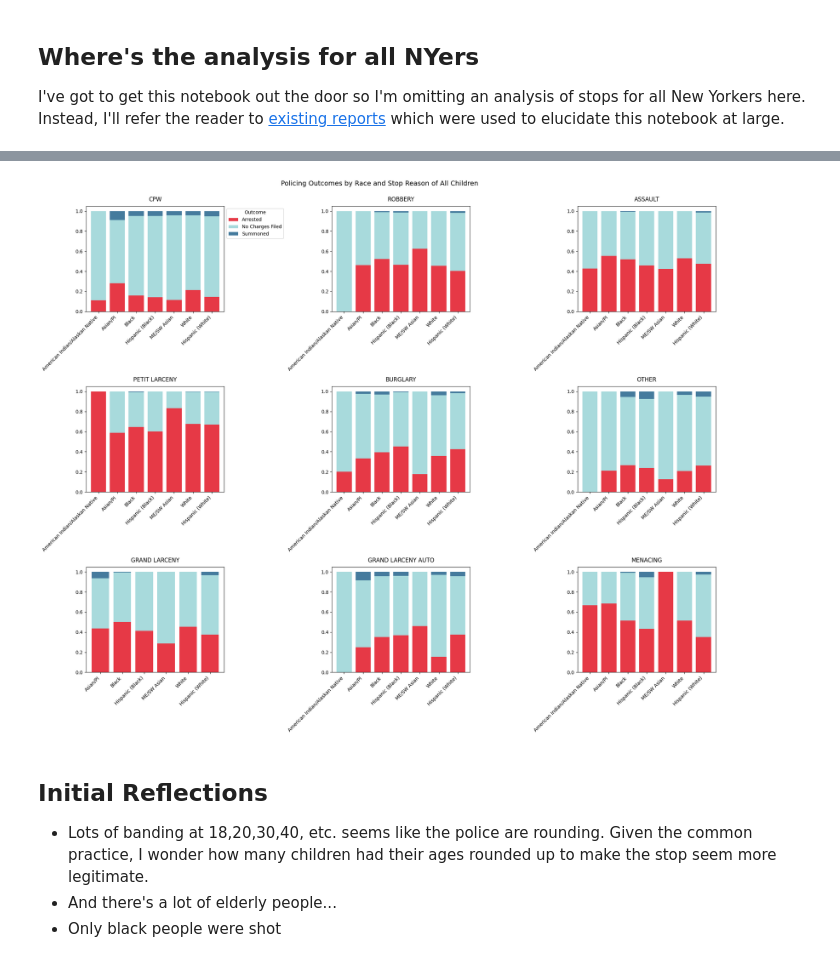
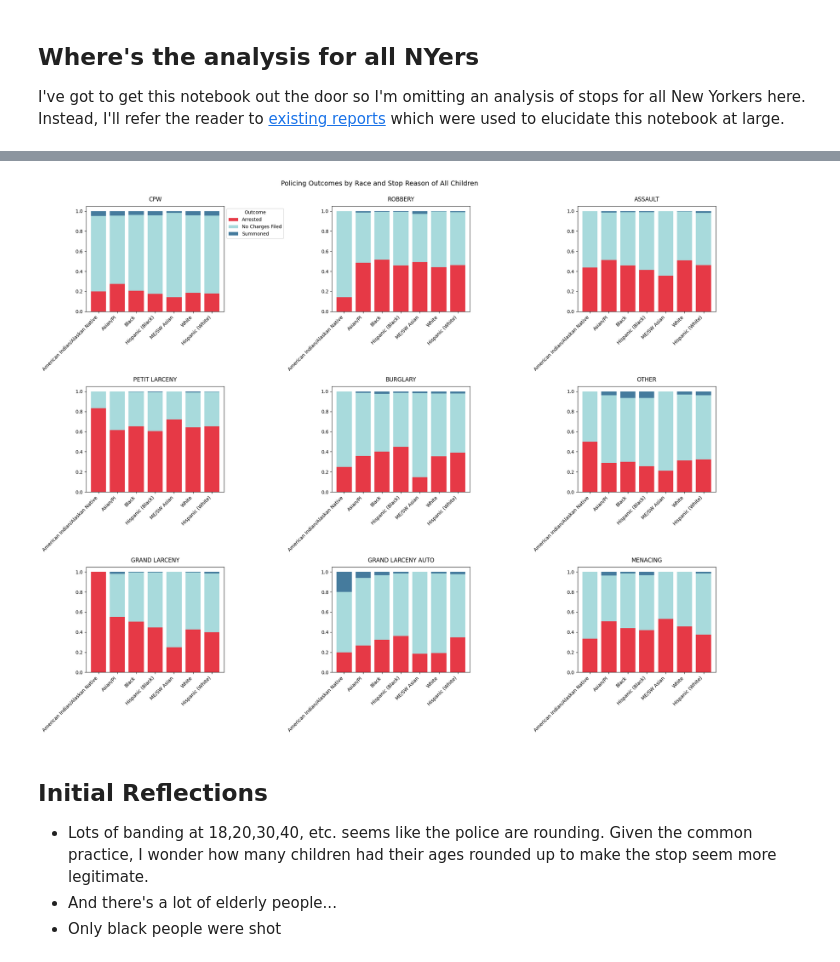
Before and after one commit to gbangban/ml-supervised-kim, a Jupyter notebook: 2. Exploratory Data Analysis.ipynb, the cells around one changed output, grey strips where cells are left out. Cells and saved outputs as stored; diff of their text form; code cells hidden in the pictures.

```diff
--- a/2. Exploratory Data Analysis.ipynb
+++ b/2. Exploratory Data Analysis.ipynb
@@ -798,7 +805,7 @@ What was the suspected crime by Age and Race
 # %%
-plot_stop_outcomes(final_df, n_reasons=9, figsize=(20,16), plot_title="Policing Outcomes by Race and Stop Reason of All Children")
+plot_stop_outcomes(df, n_reasons=9, figsize=(20,16), plot_title="Policing Outcomes by Race and Stop Reason of All Children")
 # %% [output]
-[figure, old version]
+[figure, new version]
 # %% [markdown]
 ## Initial Reflections
 - Lots of banding at 18,20,30,40, etc.  seems like the police are rounding.  Given the common practice, I wonder how many children had their ages rounded up to make the stop seem more legitimate.
```
Also changed, not shown: parts of 28 cells of this notebook.
